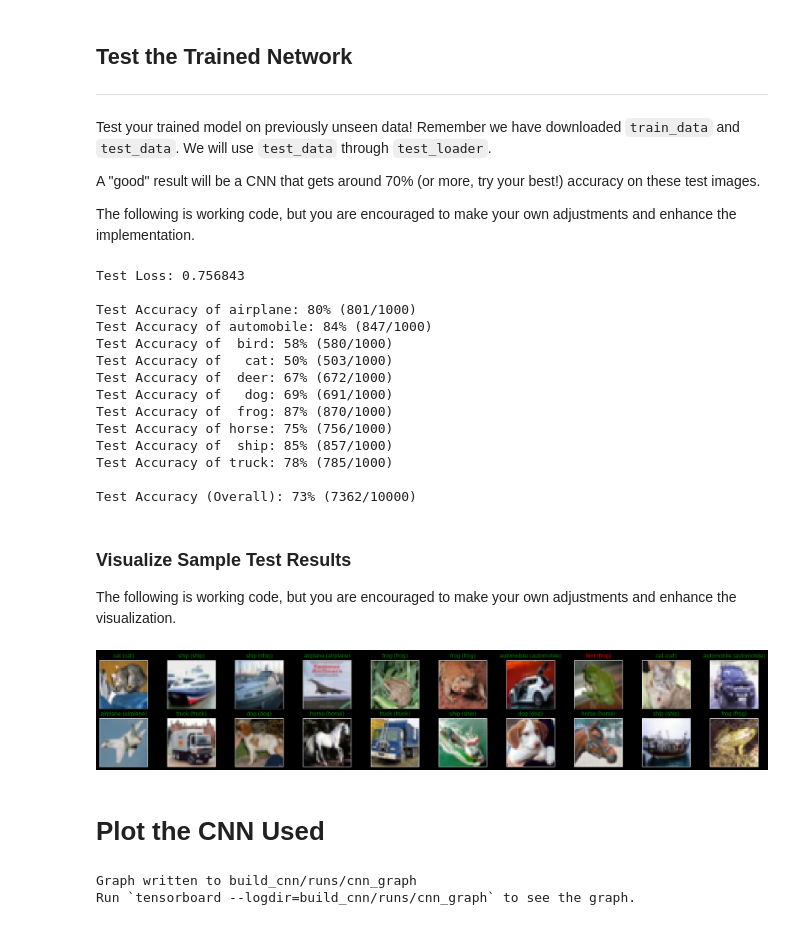
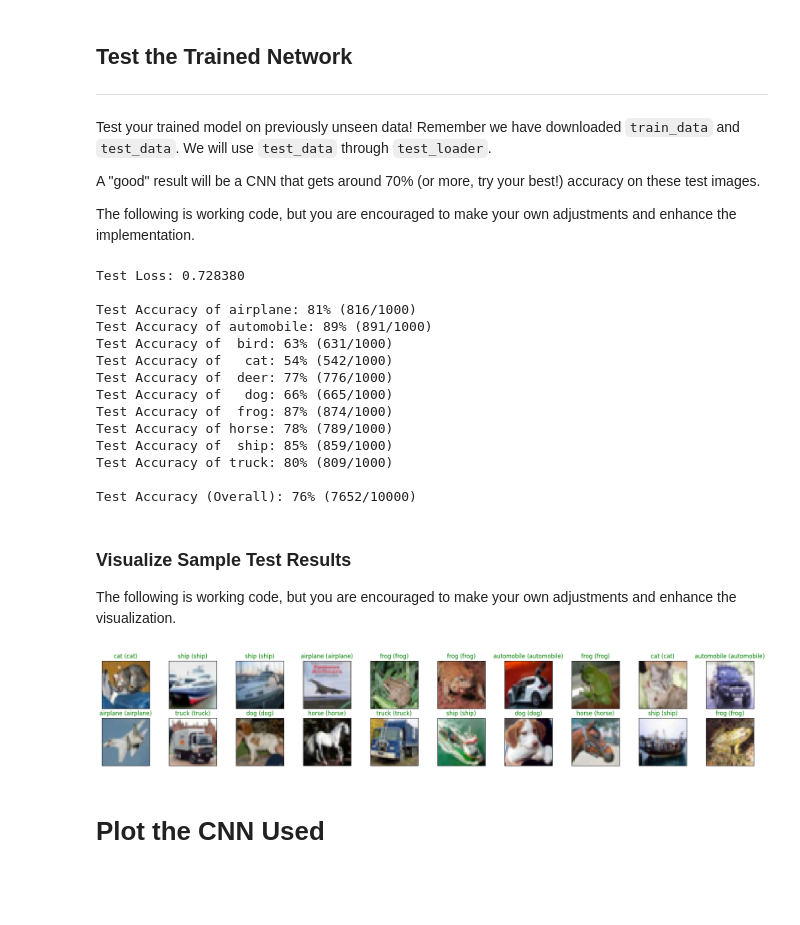
Before and after one commit to AmielCyber/CSCI611_Spring26_Amiel_Nava, a Jupyter notebook: Assignment_2/build_cnn/build_cnn.ipynb, the cells around one changed output. Saved outputs shown, nothing was run; the diff lists cells and outputs as text; code cells hidden in the pictures; blank space fills up the shorter version.

```diff
--- a/Assignment_2/build_cnn/build_cnn.ipynb
+++ b/Assignment_2/build_cnn/build_cnn.ipynb
@@ -245,7 +245,7 @@ Remember to look at how the training and validation loss decreases over time; if
 The following is working code, but you are encouraged to make your own adjustments and enhance the implementation.
 # %%
 # number of epochs to train the model, you decide the number
-n_epochs = 10
+n_epochs = 15
 
 valid_loss_min = np.inf # track change in validation loss
 
@@ -387,20 +387,20 @@ print('\nTest Accuracy (Overall): %2d%% (%2d/%2d)' % (
     100. * np.sum(class_correct) / np.sum(class_total),
     np.sum(class_correct), np.sum(class_total)))
 # %% [output]
-Test Loss: 0.756843
+Test Loss: 0.728380
 
-Test Accuracy of airplane: 80% (801/1000)
-Test Accuracy of automobile: 84% (847/1000)
-Test Accuracy of  bird: 58% (580/1000)
-Test Accuracy of   cat: 50% (503/1000)
-Test Accuracy of  deer: 67% (672/1000)
-Test Accuracy of   dog: 69% (691/1000)
-Test Accuracy of  frog: 87% (870/1000)
-Test Accuracy of horse: 75% (756/1000)
-Test Accuracy of  ship: 85% (857/1000)
-Test Accuracy of truck: 78% (785/1000)
+Test Accuracy of airplane: 81% (816/1000)
+Test Accuracy of automobile: 89% (891/1000)
+Test Accuracy of  bird: 63% (631/1000)
+Test Accuracy of   cat: 54% (542/1000)
+Test Accuracy of  deer: 77% (776/1000)
+Test Accuracy of   dog: 66% (665/1000)
+Test Accuracy of  frog: 87% (874/1000)
+Test Accuracy of horse: 78% (789/1000)
+Test Accuracy of  ship: 85% (859/1000)
+Test Accuracy of truck: 80% (809/1000)
 
-Test Accuracy (Overall): 73% (7362/10000)
+Test Accuracy (Overall): 76% (7652/10000)
 # %% [markdown]
 ### Visualize Sample Test Results
 
@@ -408,28 +408,29 @@ The following is working code, but you are encouraged to make your own adjustmen
 # %%
 # obtain one batch of test images
 dataiter = iter(test_loader)
 images, labels = next(dataiter)
 images.numpy()
 
 # move model inputs to cuda, if GPU available
 if train_on_gpu:
     images = images.cuda()
 
 # get sample outputs
 output = model(images)
 # convert output probabilities to predicted class
 _, preds_tensor = torch.max(output, 1)
 preds = np.squeeze(preds_tensor.numpy()) if not train_on_gpu else np.squeeze(preds_tensor.cpu().numpy())
 
 # plot the images in the batch, along with predicted and true labels
 fig = plt.figure(figsize=(25, 4))
 for idx in np.arange(20):
     ax = fig.add_subplot(2, int(20/2), idx+1, xticks=[], yticks=[])
-    imshow(images[idx])
+    # Move the image tensor to CPU before passing to imshow
+    imshow(images[idx].cpu())
     ax.set_title("{} ({})".format(classes[preds[idx]], classes[labels[idx]]),
                  color=("green" if preds[idx]==labels[idx].item() else "red"))
 # %% [output]
-[figure, old version]
+[figure, new version]
 # %% [markdown]
 # Plot the CNN Used
 # %%
@@ -443,6 +444,3 @@ writer.flush()
 writer.close()
 print("Graph written to build_cnn/runs/cnn_graph")
 print("Run `tensorboard --logdir=build_cnn/runs/cnn_graph` to see the graph.")
-# %% [output]
-Graph written to build_cnn/runs/cnn_graph
-Run `tensorboard --logdir=build_cnn/runs/cnn_graph` to see the graph.
```
Also changed, not shown: parts of 5 cells of this notebook.
